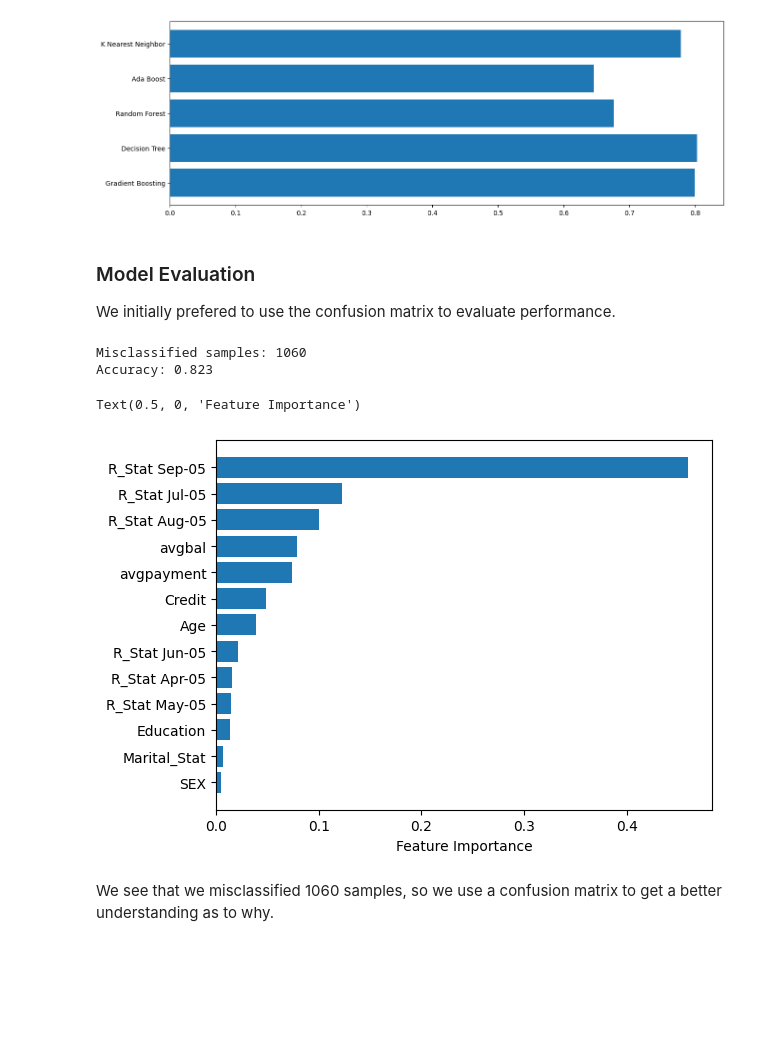
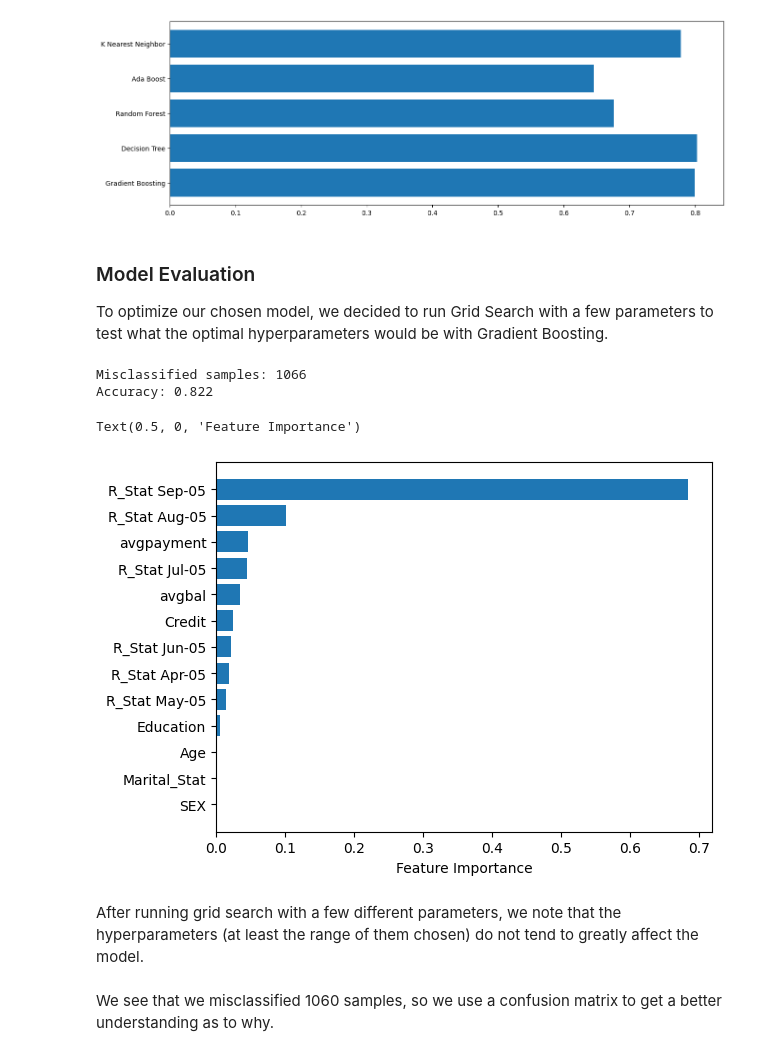
Before and after one commit to halle15/DATA-400_Final_Project, a Jupyter notebook: Final_Project_txt.ipynb, the cells around one changed output. Drawn from its saved outputs; the diff is of its cells as text; code cells hidden in the pictures; blank space fills up the shorter version.

```diff
--- a/Final_Project_txt.ipynb
+++ b/Final_Project_txt.ipynb
@@ -553,34 +557,40 @@ plt.barh(names, accuracies)
 # %% [output]
 <BarContainer object of 5 artists>
 [figure]
-# %% [markdown]
-### Model Evaluation
-
-We initially prefered to use the confusion matrix to evaluate performance.
+# %% [markdown]
+### Model Evaluation
+
+To optimize our chosen model, we decided to run Grid Search with a few parameters to test what the optimal hyperparameters would be with Gradient Boosting.
 # %%
 # Gradient Boosting Classifier
-clf = GradientBoostingClassifier(learning_rate=0.25, max_depth=6,
-                                 max_features=9, min_samples_leaf=20,
-                                 n_estimators=20, random_state=123).fit(X_train_std, y_train)
+from sklearn.model_selection import GridSearchCV
 
+param_grid = {'learning_rate': [.05, .1, .15], 'max_depth':[1, 3, 5], 'min_samples_leaf':[5, 10, 15], 'n_estimators':[10,15,20]}
+
+
+clf = GridSearchCV(estimator = GradientBoostingClassifier(max_features=13), param_grid = param_grid, scoring='accuracy').fit(X_train_std, y_train)
+
+clf = clf.best_estimator_
 # Determining Misclassified Samples and Model Accuracy
 y_pred = clf.predict(X_test_std)
 print('Misclassified samples: %d' % (y_test != y_pred).sum())
 print('Accuracy: %.3f' % accuracy_score(y_test, y_pred))
 
 # AUC metric to test model
 false_positive_rate, true_positive_rate, thresholds = roc_curve(y_test, y_pred)
 roc_auc = auc(false_positive_rate, true_positive_rate)
 roc_auc
 
 sort = clf.feature_importances_.argsort()
 plt.barh(df.columns[sort], clf.feature_importances_[sort])
 plt.xlabel("Feature Importance")
 # %% [output]
-Misclassified samples: 1060
-Accuracy: 0.823
+Misclassified samples: 1066
+Accuracy: 0.822
 Text(0.5, 0, 'Feature Importance')
-[figure, old version]
+[figure, new version]
+# %% [markdown]
+After running grid search with a few different parameters, we note that the hyperparameters (at least the range of them chosen) do not tend to greatly affect the model.
 # %% [markdown]
 We see that we misclassified 1060 samples, so we use a confusion matrix to get a better understanding as to why.
 # %%
```
Also changed, not shown: parts of 5 cells of this notebook.
